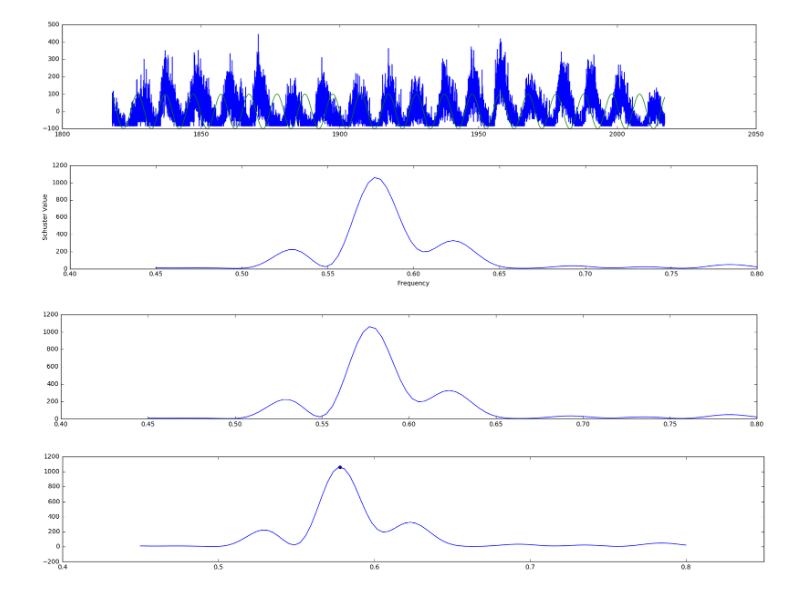
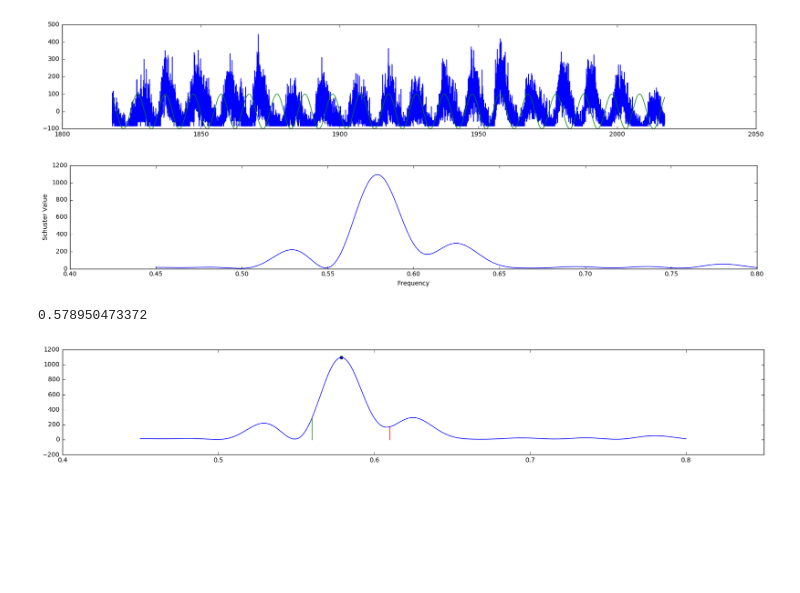
Before and after one commit to zachfm/CompPhysSunspots, a Jupyter notebook: fit_finder.ipynb, the cells around one changed output. Saved outputs shown, nothing was run; the diff lists cells and outputs as text; code cells hidden in the pictures; blank space fills up the shorter version.

```diff
--- a/fit_finder.ipynb
+++ b/fit_finder.ipynb
@@ -88,47 +115,51 @@ def schuster(w,t,x):
     sin_sum = schuster_sum(w, t,x, math.sin)
     cos_sum = schuster_sum(w, t,x, math.cos)
     return (sin_sum**2 + cos_sum**2)/len(t)**2
-
-#compute the schuster over a range of angular frequencies
-sch = []
-#freq = np.linspace(0,1.5,100)
-freq = np.linspace(.45,.8,100)
-for i in range(0,len(freq)):
-    sch.append(schuster(freq[i],year,spots))
-
-#plot schuster as a function of angular frequency
-mpl.figure(figsize=(20,3))
-mpl.clf()
-mpl.plot(freq,sch)
-mpl.xlabel('Frequency')
-mpl.ylabel('Schuster Value')
-mpl.show()
-# %% [output]
-[figure, removed]
+# %%
+#compute the schuster over a range of angular frequencies
+sch = []                       #store schuster values in array sch
+freq = np.linspace(.45,.8,500) #If we do not bound the frequency values, we encounter a large value near 0
+                               #Ideally, we would be able to find a way to correct for this
+for i in range(0,len(freq)):
+    sch.append(schuster(freq[i],year,spots))
+
+#plot schuster as a function of angular frequency
+mpl.figure(figsize=(20,3))
+mpl.clf()
+mpl.plot(freq,sch)
+mpl.xlabel('Frequency')
+mpl.ylabel('Schuster Value')
+mpl.show()
+# %% [output]
+[figure, added]
 # %%
-#plot schuster as a function of angular frequency
-mpl.figure(figsize=(20,3))
-mpl.clf()
-mpl.plot(freq,sch)
-mpl.show()
-
 #Define the function to pass into minimize_scalar function
 #Because we want to find a maximum, we can find the minimum of -1*f(w)
 def f(w):
     return -1*schuster(w,year,spots)
 
+#Define the boundaries for this particular function and maximum.
+#The function must be bounded because there are many relative maxima.
 
-bound = [.56, .6]
+#We determined the ideal bounds simply by plotting the function from zero to an arbitrarily large value,
+# and then determining which relative maximum was the largest. This indicates a guess for
+# the best frequency value to model the periodicity of the data.
+
+#To generalize this method more fully, we could analyze the maxima from 0 to a large value,
+# and then determine the largest value from these relative maxima.
+bound = [.56, .61]
 maximum = opt.minimize_scalar(f,bound).x
+print(maximum)
 
+#plot schuster as a function of angular frequency with bounds
 mpl.figure(figsize=(20,3))
 mpl.clf()
 mpl.plot(freq,sch)
-#mpl.plot([bound[0],bound[0]],[0,schuster(bound[0],year,spots)])
-#mpl.plot([bound[2],bound[2]],[0,schuster(bound[2],year,spots)])
+mpl.plot([bound[0],bound[0]],[0,schuster(bound[0],year,spots)])
+mpl.plot([bound[1],bound[1]],[0,schuster(bound[1],year,spots)])
 mpl.scatter(maximum,schuster(maximum,year,spots))
 mpl.show()
 # %% [output]
+0.578950473372
-[figure, old version]
+[figure, new version]
-[figure, removed]
 # %%
```
Also changed, not shown: parts of 9 cells of this notebook.
